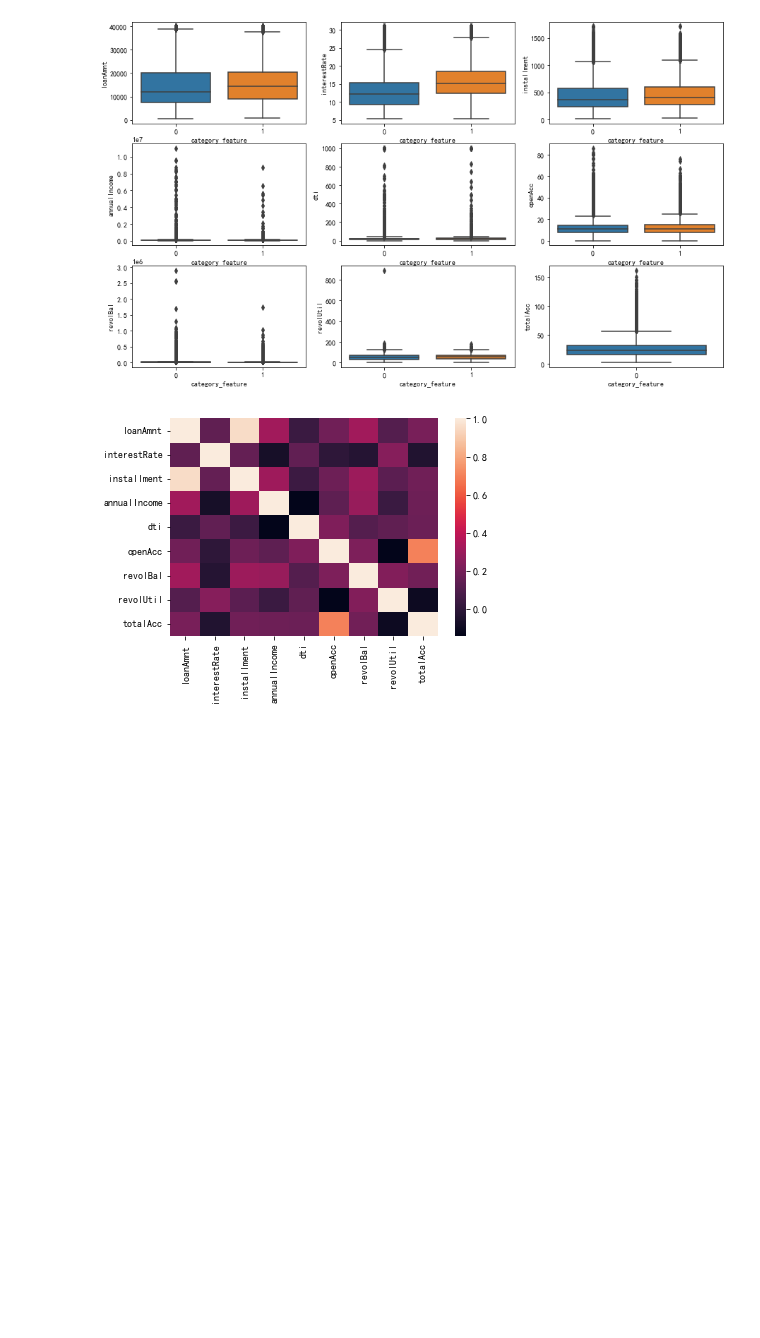
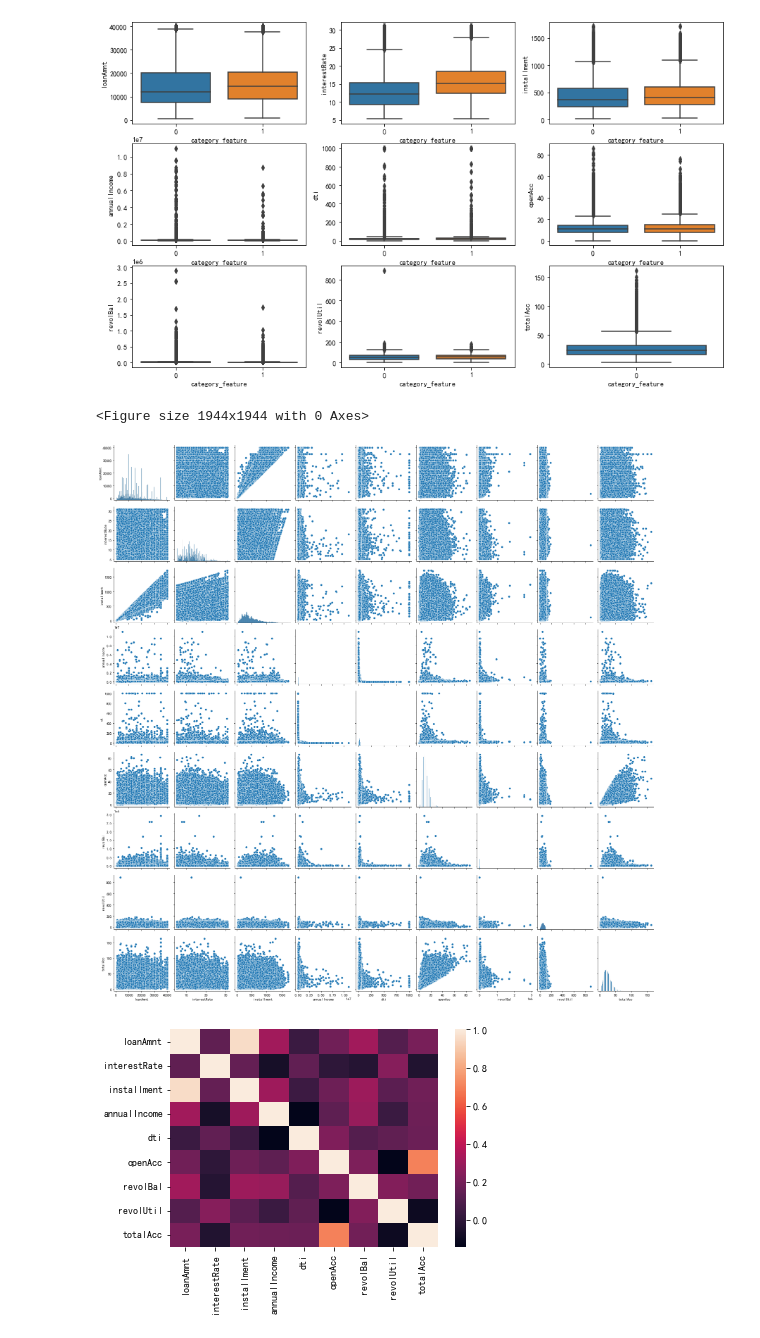
Before and after one commit to jintangz/DataMiner, a Jupyter notebook: Untitled.ipynb, the cells around one changed output. Cells and saved outputs as stored; diff of their text form; code cells hidden in the pictures; blank space fills up the shorter version.

```diff
--- a/Untitled.ipynb
+++ b/Untitled.ipynb
@@ -474,3 +485,13 @@ get_box_on_category_feature(train_new, Y, float_features)
+# %%
+#观察连续型特征之间的相关性
+def get_pairplot(data, float_features):
+    fig = plt.figure(figsize=(len(float_features) * 3, len(float_features) * 3))
+    sns.pairplot(data, x_vars=float_features, y_vars=float_features)
+# %%
+get_pairplot(data=train_new, float_features=float_features)
+# %% [output]
+<Figure size 1944x1944 with 0 Axes>
+[figure, added]
 # %%
 #连续变量相关性
 #热度图的作用
```
Also changed, not shown: parts of 7 cells of this notebook, 1 other file.
